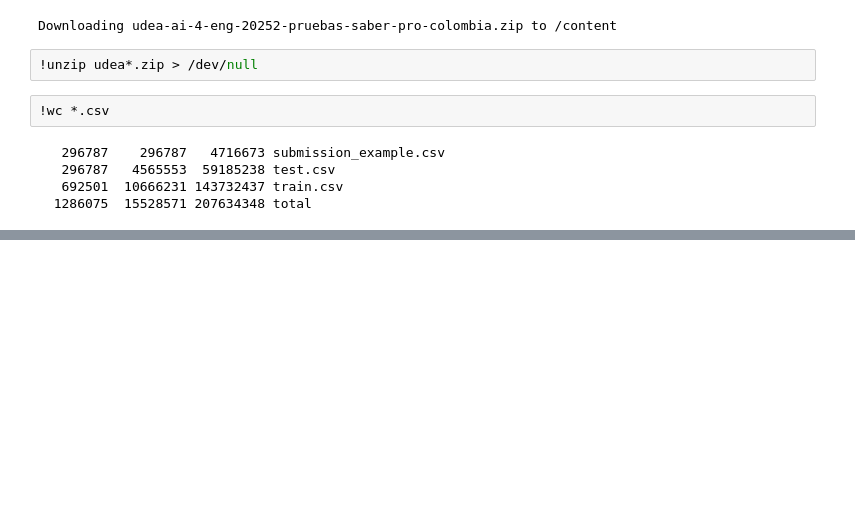
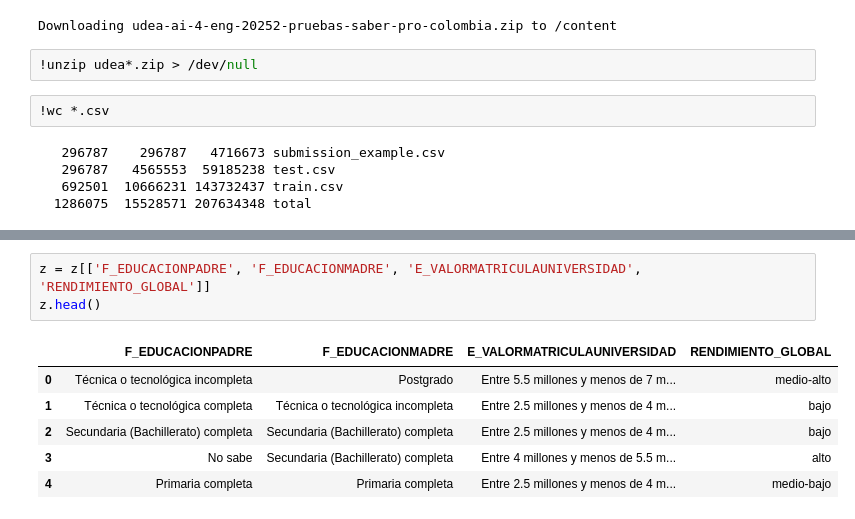
Before and after one commit to CarlosMejia07/Proyecto-Kaggle-UdeA-20252, a Jupyter notebook: 01-exploración.ipynb, the cells around one changed output, grey strips where cells are left out. Saved outputs shown, nothing was run; the diff lists cells and outputs as text; blank space fills up the shorter version.

```diff
--- a/01-exploración.ipynb
+++ b/01-exploración.ipynb
@@ -18,0 +37,10 @@ Downloading udea-ai-4-eng-20252-pruebas-saber-pro-colombia.zip to /content
+# %%
+z = z[['F_EDUCACIONPADRE', 'F_EDUCACIONMADRE', 'E_VALORMATRICULAUNIVERSIDAD', 'RENDIMIENTO_GLOBAL']]
+z.head()
+# %% [output]
+|  | F_EDUCACIONPADRE | F_EDUCACIONMADRE | E_VALORMATRICULAUNIVERSIDAD | RENDIMIENTO_GLOBAL |
+| 0 | Técnica o tecnológica incompleta | Postgrado | Entre 5.5 millones y menos de 7 m... | medio-alto |
+| 1 | Técnica o tecnológica completa | Técnica o tecnológica incompleta | Entre 2.5 millones y menos de 4 m... | bajo |
+| 2 | Secundaria (Bachillerato) completa | Secundaria (Bachillerato) completa | Entre 2.5 millones y menos de 4 m... | bajo |
+| 3 | No sabe | Secundaria (Bachillerato) completa | Entre 4 millones y menos de 5.5 m... | alto |
+| 4 | Primaria completa | Primaria completa | Entre 2.5 millones y menos de 4 m... | medio-bajo |
```
Also changed, not shown: parts of 2 cells of this notebook.
